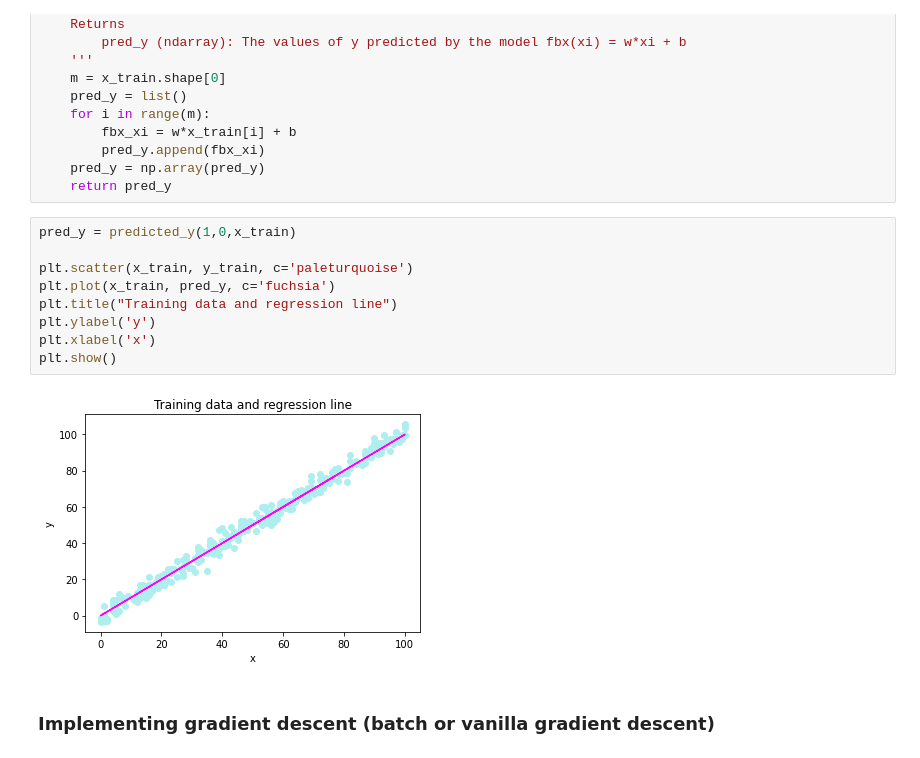
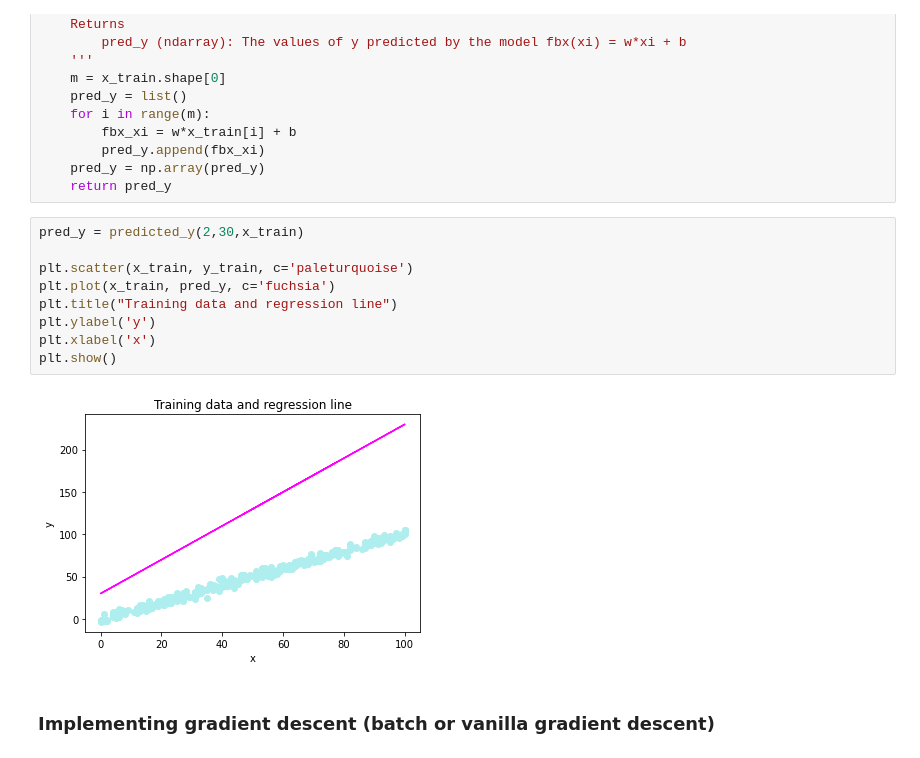
Before and after one commit to reascr/Practice, a Jupyter notebook: LinearRegression/Simple Linear Regression.ipynb, the cells around one changed output. Cells and saved outputs as stored; diff of their text form.

```diff
--- a/LinearRegression/Simple Linear Regression.ipynb
+++ b/LinearRegression/Simple Linear Regression.ipynb
@@ -146,16 +146,16 @@ def predicted_y(w,b,x_train):
     pred_y = np.array(pred_y)
     return pred_y
 # %%
-pred_y = predicted_y(1,0,x_train)
+pred_y = predicted_y(2,30,x_train)
 
 plt.scatter(x_train, y_train, c='paleturquoise')
 plt.plot(x_train, pred_y, c='fuchsia')
 plt.title("Training data and regression line")
 plt.ylabel('y')
 plt.xlabel('x')
 plt.show()
 # %% [output]
-[figure, old version]
+[figure, new version]
 # %% [markdown]
 ### Implementing gradient descent (batch or vanilla gradient descent)
 # %%
```
Also changed, not shown: parts of 2 cells of this notebook.
